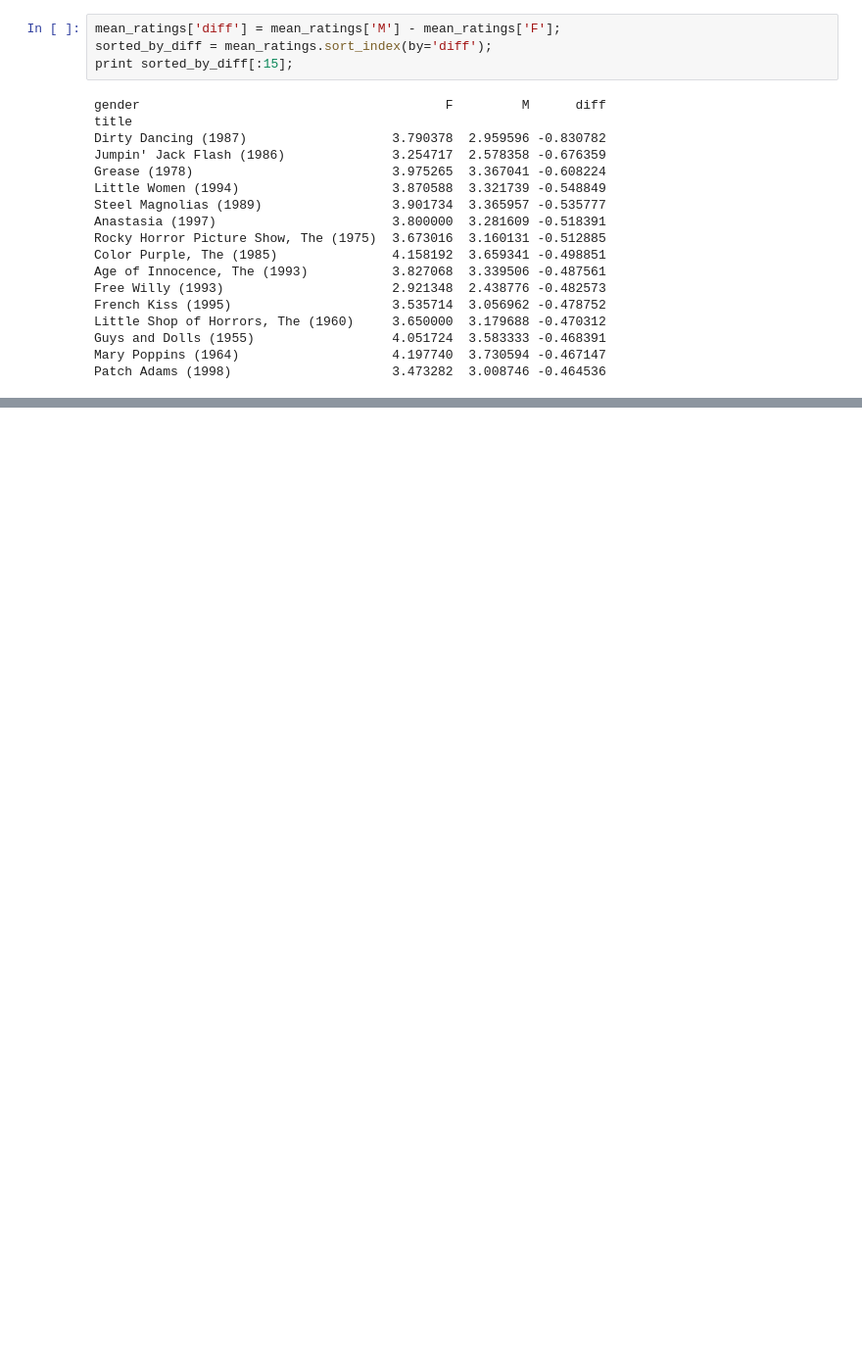
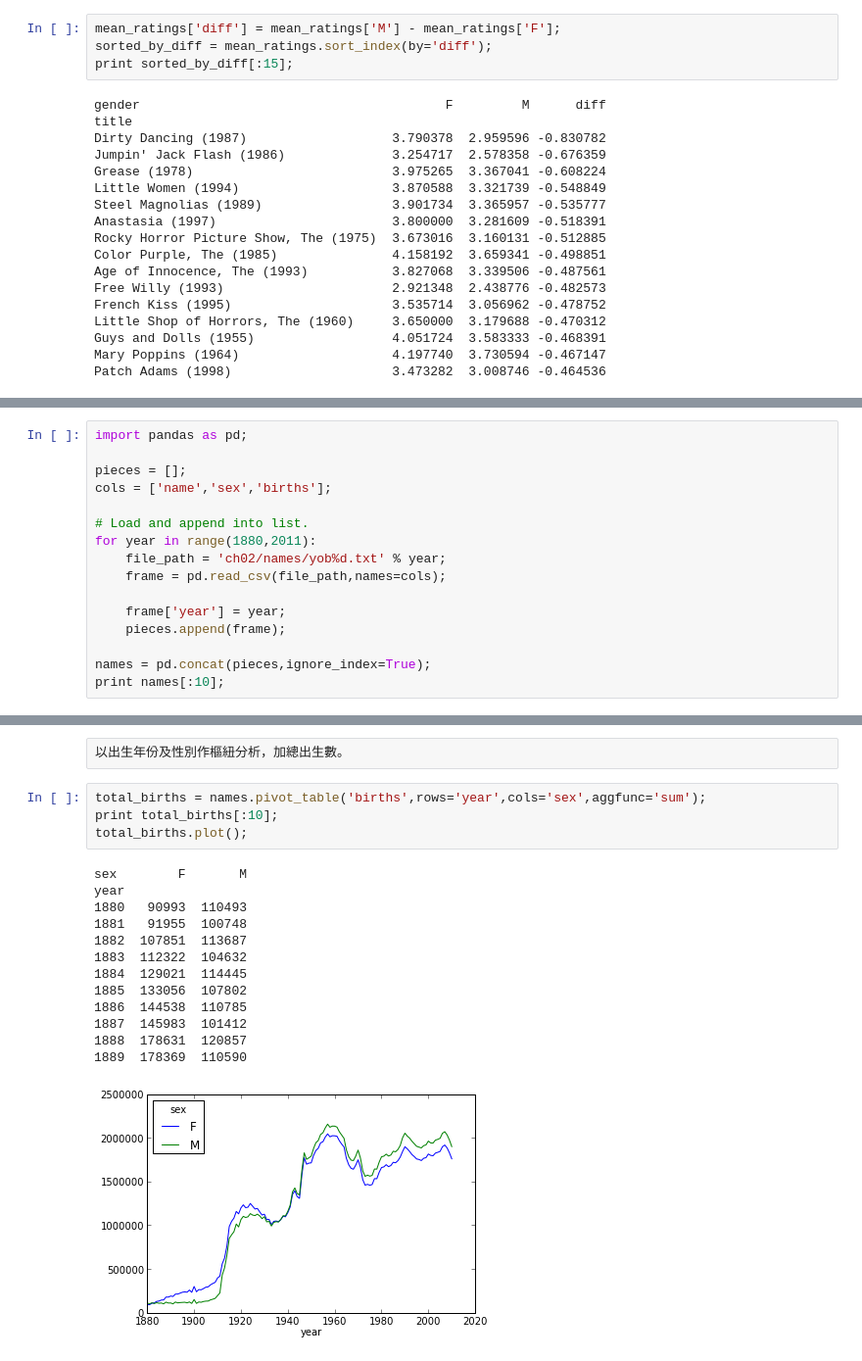
Before and after one commit to wesm/pydata-book, a Jupyter notebook: Ch02.ipynb, the cells around one changed output, grey strips where cells are left out. Shown at 98% size. Drawn from its saved outputs; the diff is of its cells as text; blank space fills up the shorter version.

Commit message:
Append some content to Ch02.ipynb

```diff
--- a/Ch02.ipynb
+++ b/Ch02.ipynb
@@ -258,0 +290,16 @@ Patch Adams (1998)                     3.473282  3.008746 -0.464536
+# %%
+import pandas as pd;
+
+pieces = [];
+cols = ['name','sex','births'];
+
+# Load and append into list.
+for year in range(1880,2011):
+    file_path = 'ch02/names/yob%d.txt' % year;
+    frame = pd.read_csv(file_path,names=cols);
+
+    frame['year'] = year;
+    pieces.append(frame);
+
+names = pd.concat(pieces,ignore_index=True);
+print names[:10];
@@ -258,0 +318,20 @@ Patch Adams (1998)                     3.473282  3.008746 -0.464536
+# %% [raw]
+以出生年份及性別作樞紐分析，加總出生數。
+# %%
+total_births = names.pivot_table('births',rows='year',cols='sex',aggfunc='sum');
+print total_births[:10];
+total_births.plot();
+# %% [output]
+sex        F       M
+year
+1880   90993  110493
+1881   91955  100748
+1882  107851  113687
+1883  112322  104632
+1884  129021  114445
+1885  133056  107802
+1886  144538  110785
+1887  145983  101412
+1888  178631  120857
+1889  178369  110590
+[figure, added]
```
Also changed, not shown: parts of 20 cells of this notebook.
